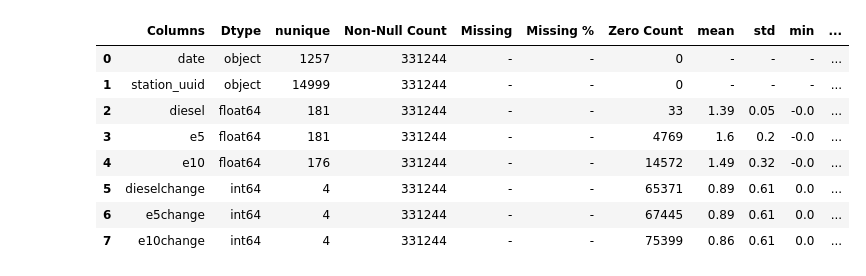
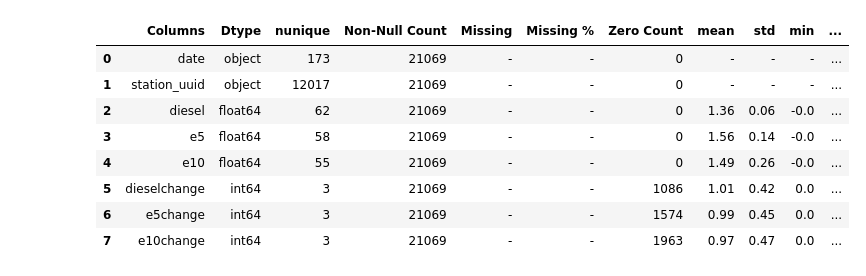
Before and after one commit to petrol-price-predictor/jurassic-juice-juggler, a Jupyter notebook: stratify.ipynb, the cells around one changed output. Saved outputs shown, nothing was run; the diff lists cells and outputs as text; code cells hidden in the pictures.

```diff
--- a/stratify.ipynb
+++ b/stratify.ipynb
@@ -20,12 +22,13 @@ RSEED = 42
 random.seed(RSEED)
 np.random.seed(RSEED)
 # %%
-prices_df = pd.read_csv(files.pick_random_csv(PRICES_DIR, random_state=RSEED))
-#prices_sample = pd.read_csv(PRICES_DIR / '2021' / '08' / '2021-08-09-prices.csv')
+#prices_df_raw = pd.read_csv(files.pick_random_csv(PRICES_DIR, random_state=RSEED))
+prices_df_raw = pd.read_csv(PRICES_DIR / '2014' / '06' / '2014-06-08-prices.csv')
+dus_stations = pd.read_csv(SAMPLE_DIR / 'stations' / 'stations_dus_plus.csv')
 
 
 
-display(prices_df.sample(3, random_state=RSEED))
-display(viz.nice_summary(prices_df))
+display(prices_df_raw.sample(3, random_state=RSEED))
+display(viz.nice_summary(prices_df_raw))
 # %% [output]
 |  | date | station_uuid | diesel | e5 | e10 | dieselchange | e5change | e10change |
@@ -35,9 +38,9 @@ display(viz.nice_summary(prices_df))
 |  | Columns | Dtype | nunique | Non-Null Count | Missing | Missing % | Zero Count | mean | std | min | ... |
-| 0 | date | object | 1257 | 331244 | - | - | 0 | - | - | - | ... |
-| 1 | station_uuid | object | 14999 | 331244 | - | - | 0 | - | - | - | ... |
-| 2 | diesel | float64 | 181 | 331244 | - | - | 33 | 1.39 | 0.05 | -0.0 | ... |
-| 3 | e5 | float64 | 181 | 331244 | - | - | 4769 | 1.6 | 0.2 | -0.0 | ... |
-| 4 | e10 | float64 | 176 | 331244 | - | - | 14572 | 1.49 | 0.32 | -0.0 | ... |
-| 5 | dieselchange | int64 | 4 | 331244 | - | - | 65371 | 0.89 | 0.61 | 0.0 | ... |
-| 6 | e5change | int64 | 4 | 331244 | - | - | 67445 | 0.89 | 0.61 | 0.0 | ... |
-| 7 | e10change | int64 | 4 | 331244 | - | - | 75399 | 0.86 | 0.61 | 0.0 | ... |
+| 0 | date | object | 173 | 21069 | - | - | 0 | - | - | - | ... |
+| 1 | station_uuid | object | 12017 | 21069 | - | - | 0 | - | - | - | ... |
+| 2 | diesel | float64 | 62 | 21069 | - | - | 0 | 1.36 | 0.06 | -0.0 | ... |
+| 3 | e5 | float64 | 58 | 21069 | - | - | 0 | 1.56 | 0.14 | -0.0 | ... |
+| 4 | e10 | float64 | 55 | 21069 | - | - | 0 | 1.49 | 0.26 | -0.0 | ... |
+| 5 | dieselchange | int64 | 3 | 21069 | - | - | 1086 | 1.01 | 0.42 | 0.0 | ... |
+| 6 | e5change | int64 | 3 | 21069 | - | - | 1574 | 0.99 | 0.45 | 0.0 | ... |
+| 7 | e10change | int64 | 3 | 21069 | - | - | 1963 | 0.97 | 0.47 | 0.0 | ... |
```
Also changed, not shown: parts of 15 cells of this notebook, 5 other files.
